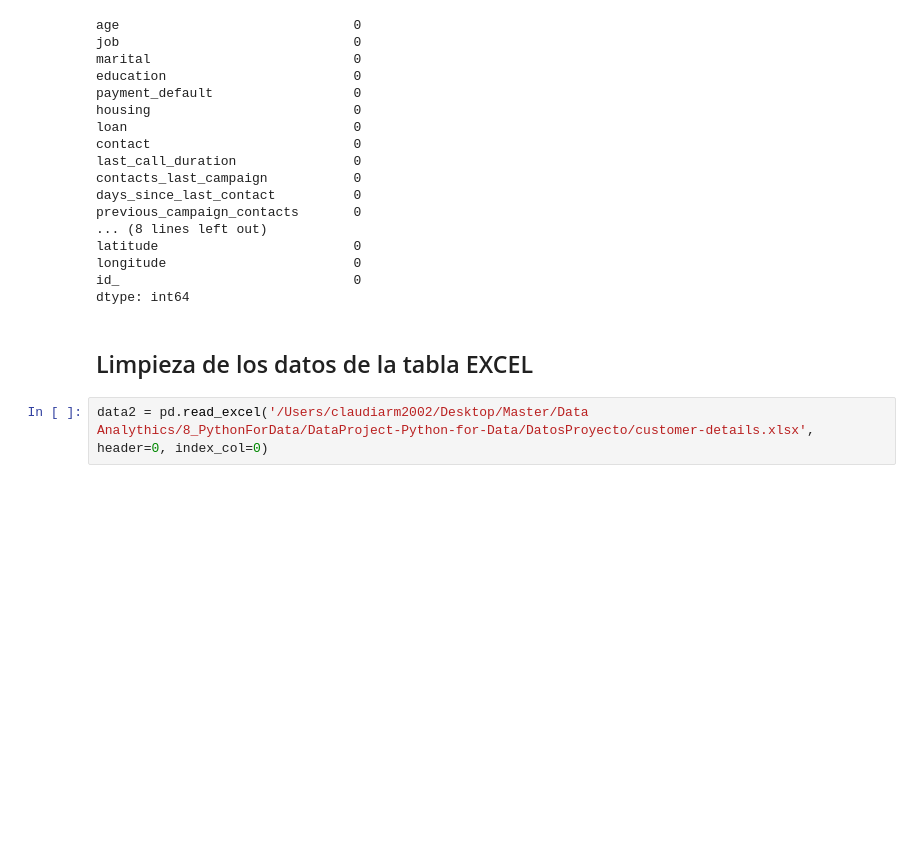
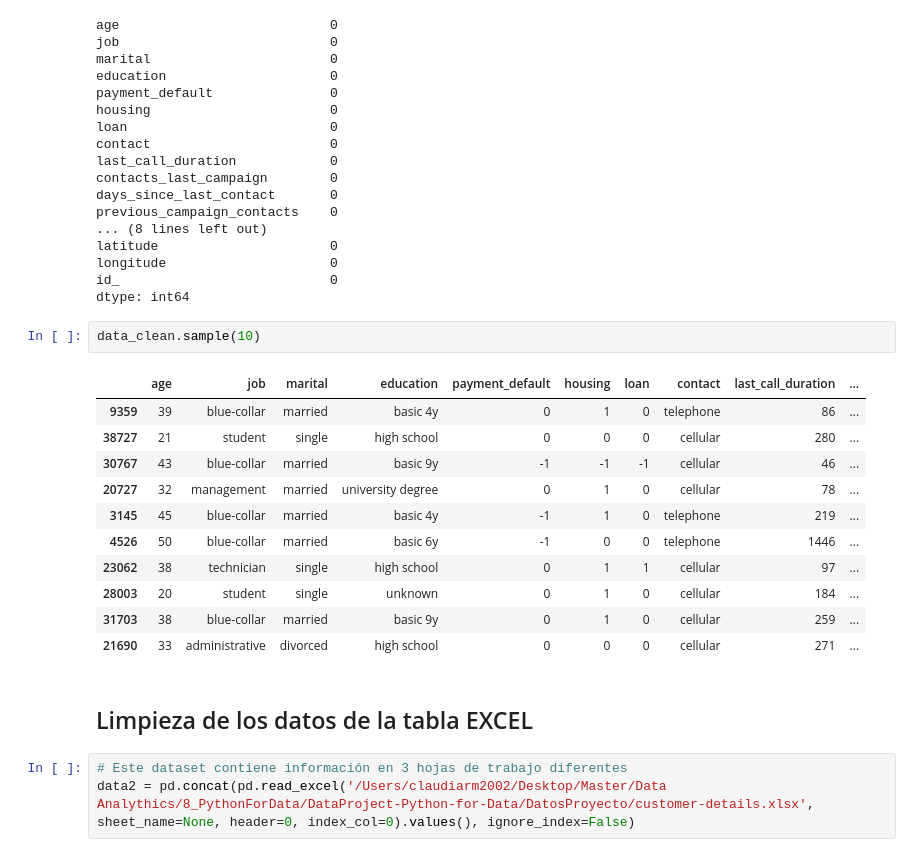
Before and after one commit to claudiarm2002/DataProject-Python-for-Data, a Jupyter notebook: DataProject_PythonForData.ipynb, the cells around one changed output. Cells and saved outputs as stored; diff of their text form; blank space fills up the shorter version.

```diff
--- a/DataProject_PythonForData.ipynb
+++ b/DataProject_PythonForData.ipynb
@@ -799,5 +808,20 @@ id_                              0
 dtype: int64
+# %%
+data_clean.sample(10)
+# %% [output]
+|  | age | job | marital | education | payment_default | housing | loan | contact | last_call_duration | ... |
+| 9359 | 39 | blue-collar | married | basic 4y | 0 | 1 | 0 | telephone | 86 | ... |
+| 38727 | 21 | student | single | high school | 0 | 0 | 0 | cellular | 280 | ... |
+| 30767 | 43 | blue-collar | married | basic 9y | -1 | -1 | -1 | cellular | 46 | ... |
+| 20727 | 32 | management | married | university degree | 0 | 1 | 0 | cellular | 78 | ... |
+| 3145 | 45 | blue-collar | married | basic 4y | -1 | 1 | 0 | telephone | 219 | ... |
+| 4526 | 50 | blue-collar | married | basic 6y | -1 | 0 | 0 | telephone | 1446 | ... |
+| 23062 | 38 | technician | single | high school | 0 | 1 | 1 | cellular | 97 | ... |
+| 28003 | 20 | student | single | unknown | 0 | 1 | 0 | cellular | 184 | ... |
+| 31703 | 38 | blue-collar | married | basic 9y | 0 | 1 | 0 | cellular | 259 | ... |
+| 21690 | 33 | administrative | divorced | high school | 0 | 0 | 0 | cellular | 271 | ... |
 # %% [markdown]
 ## Limpieza de los datos de la tabla EXCEL
 # %%
-data2 = pd.read_excel('/Users/claudiarm2002/Desktop/Master/Data Analythics/8_PythonForData/DataProject-Python-for-Data/DatosProyecto/customer-details.xlsx', header=0, index_col=0)
+# Este dataset contiene información en 3 hojas de trabajo diferentes
+data2 = pd.concat(pd.read_excel('/Users/claudiarm2002/Desktop/Master/Data Analythics/8_PythonForData/DataProject-Python-for-Data/DatosProyecto/customer-details.xlsx', sheet_name=None, header=0, index_col=0).values(), ignore_index=False)
```
Also changed, not shown: parts of 18 cells of this notebook, 4 other files.
